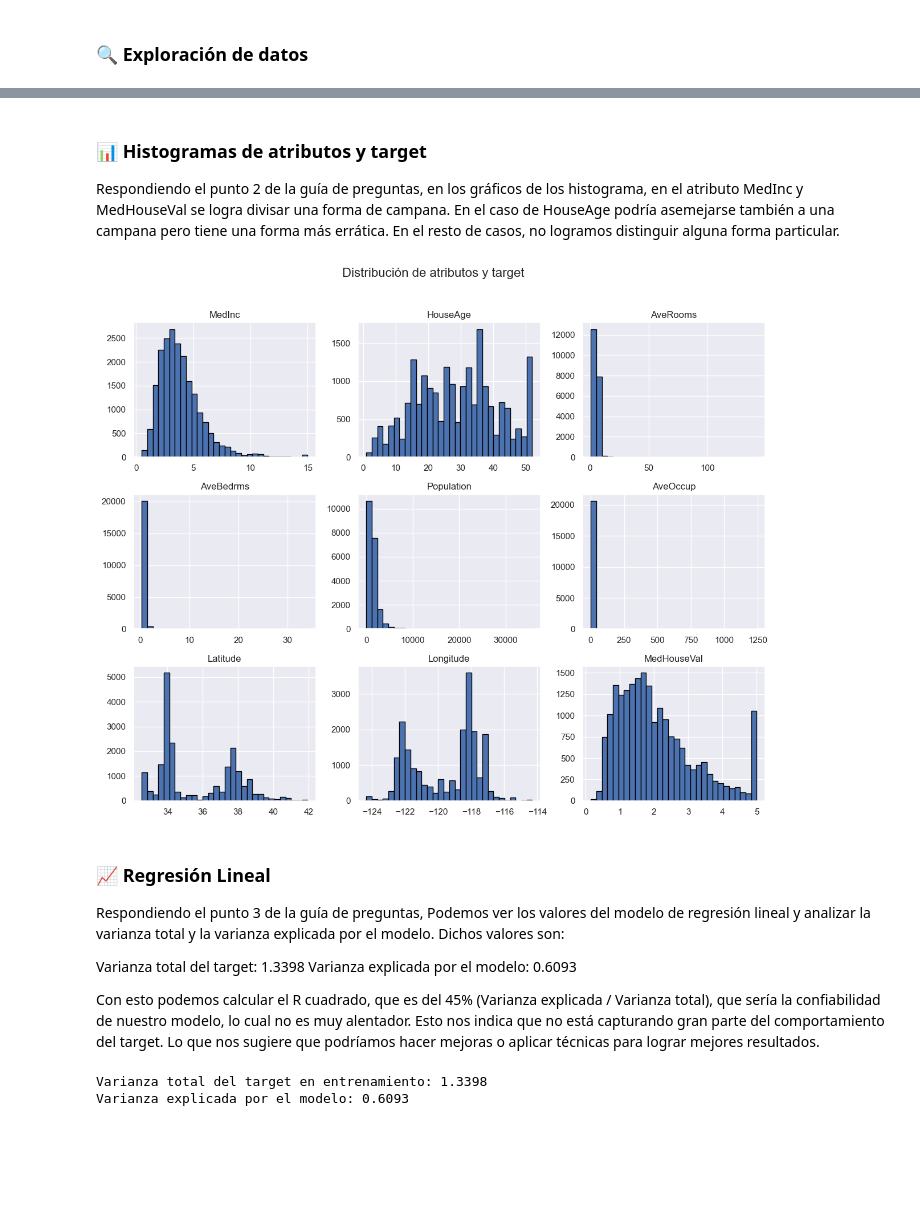
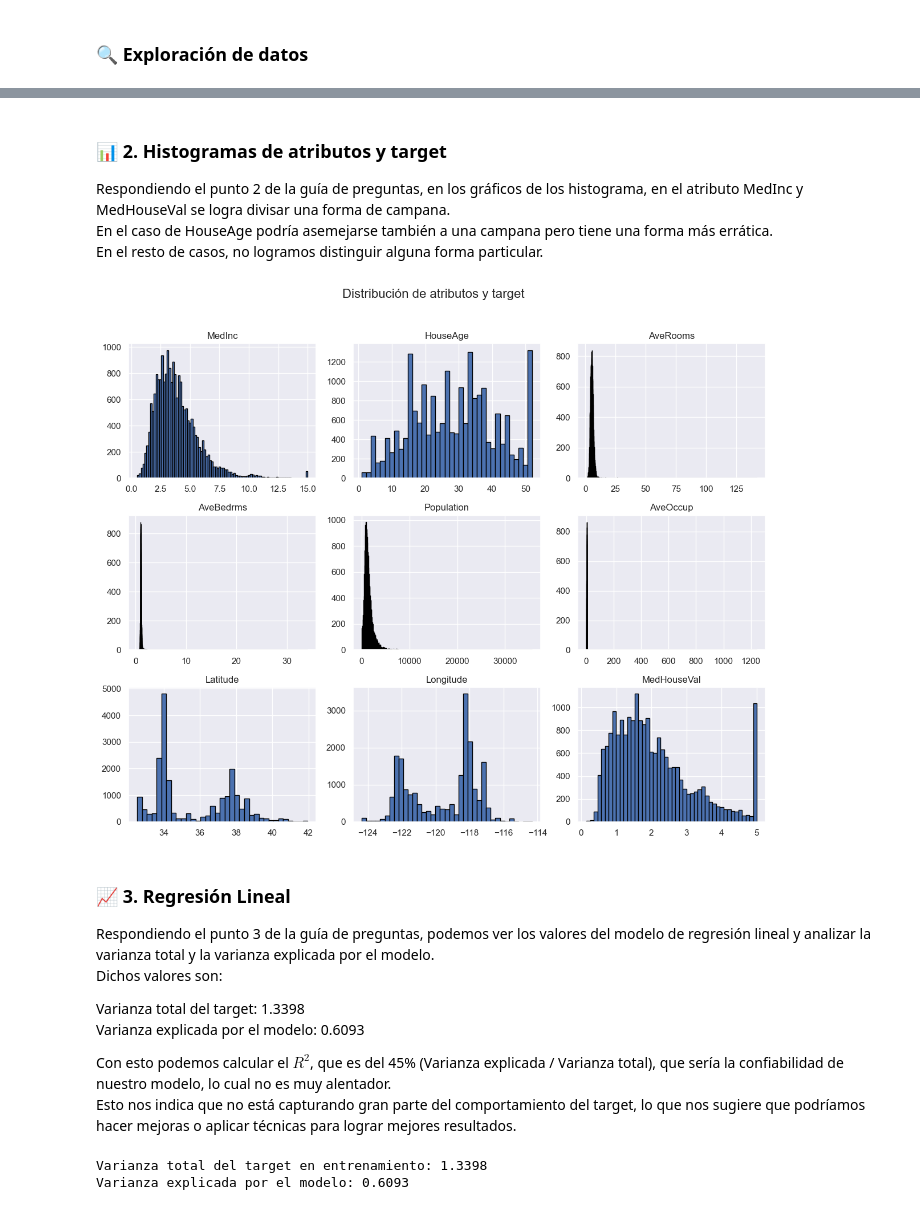
Before and after one commit to gjmv/CEIA_2025_B1_IIA_TP2, a Jupyter notebook: TP2.ipynb, the cells around one changed output, grey strips where cells are left out. Cells and saved outputs as stored; diff of their text form; code cells hidden in the pictures; blank space fills up the shorter version.

```diff
--- a/TP2.ipynb
+++ b/TP2.ipynb
@@ -30,18 +30,12 @@ Los atributos en el orden que se guardaron en el dataset son:
 # %%
 # Cargamos las bibliotecas que vamos a utilizar.
 import pandas as pd
-import numpy as np
 import matplotlib.pyplot as plt
 import seaborn as sns
 
 from sklearn.datasets import fetch_california_housing
-from sklearn.model_selection import train_test_split, cross_val_score
-from sklearn.preprocessing import StandardScaler
-from sklearn.metrics import r2_score, mean_absolute_error, mean_squared_error
 
-from sklearn.linear_model import LinearRegression, Ridge
-
-sns.set()
+sns.set_theme()
 # %%
 # Leemos el dataset
 california_housing = fetch_california_housing()
@@ -117,22 +114,26 @@ Atributo con mayor correlación con el target: MedInc con 0.6880752079585484
 # %% [markdown]
-### 📊 Histogramas de atributos y target
-Respondiendo el punto 2 de la guía de preguntas, en los gráficos de los histograma, en el atributo MedInc y MedHouseVal  se logra divisar una forma de campana. En el caso de HouseAge podría asemejarse también a una campana pero tiene una forma más errática. En el resto de casos, no logramos distinguir alguna forma particular.
+### 📊 2. Histogramas de atributos y target
+Respondiendo el punto 2 de la guía de preguntas, en los gráficos de los histograma, en el atributo MedInc y MedHouseVal  se logra divisar una forma de campana.
+En el caso de HouseAge podría asemejarse también a una campana pero tiene una forma más errática.
+En el resto de casos, no logramos distinguir alguna forma particular.
 # %%
 # Histogramas de todos los atributos + target
-df_california.hist(bins=30, figsize=(12, 10), edgecolor='black')
+df_california.hist(bins="auto", figsize=(12, 10), edgecolor='black')
 plt.suptitle("Distribución de atributos y target", fontsize=16)
 plt.tight_layout(rect=[0, 0, 1, 0.96])
 plt.show()
 # %% [output]
-[figure, old version]
+[figure, new version]
 # %% [markdown]
-### 📈 Regresión Lineal
-Respondiendo el punto 3 de la guía de preguntas, Podemos ver los valores del modelo de regresión lineal y analizar la varianza total y la varianza explicada por el modelo. Dichos valores son:
+### 📈 3. Regresión Lineal
+Respondiendo el punto 3 de la guía de preguntas, podemos ver los valores del modelo de regresión lineal y analizar la varianza total y la varianza explicada por el modelo.
+Dichos valores son:
 
 Varianza total del target: 1.3398
 Varianza explicada por el modelo: 0.6093
 
-Con esto podemos calcular el R cuadrado, que es del 45% (Varianza explicada / Varianza total), que sería la confiabilidad de nuestro modelo, lo cual no es muy alentador. Esto nos indica que no está capturando gran parte del comportamiento del target. Lo que nos sugiere que podríamos hacer mejoras o aplicar técnicas para lograr mejores resultados.
+Con esto podemos calcular el $R^2$, que es del 45% (Varianza explicada / Varianza total), que sería la confiabilidad de nuestro modelo, lo cual no es muy alentador.
+Esto nos indica que no está capturando gran parte del comportamiento del target, lo que nos sugiere que podríamos hacer mejoras o aplicar técnicas para lograr mejores resultados.
 # %%
 from sklearn.model_selection import train_test_split
 from sklearn.linear_model import LinearRegression
```
Also changed, not shown: parts of 7 cells of this notebook.
